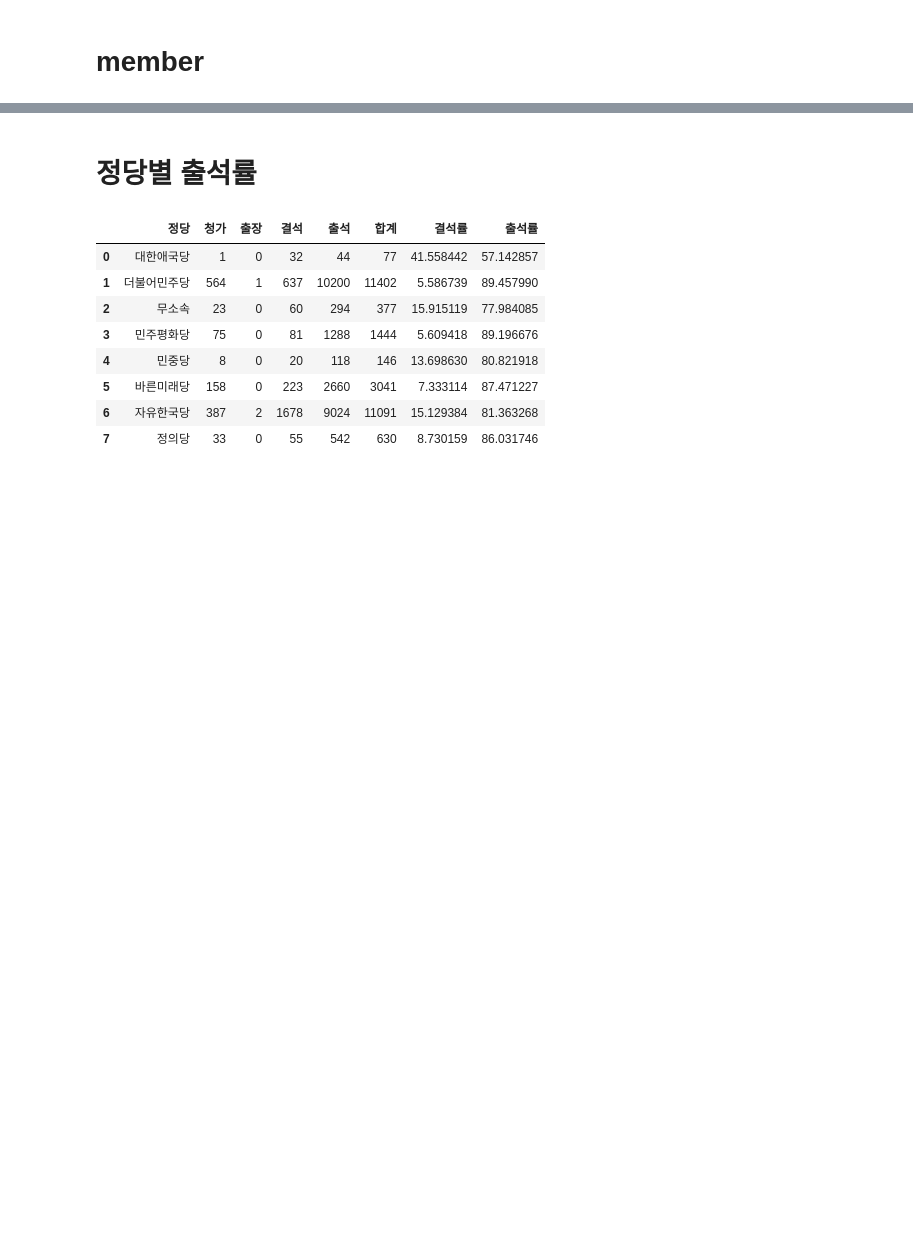
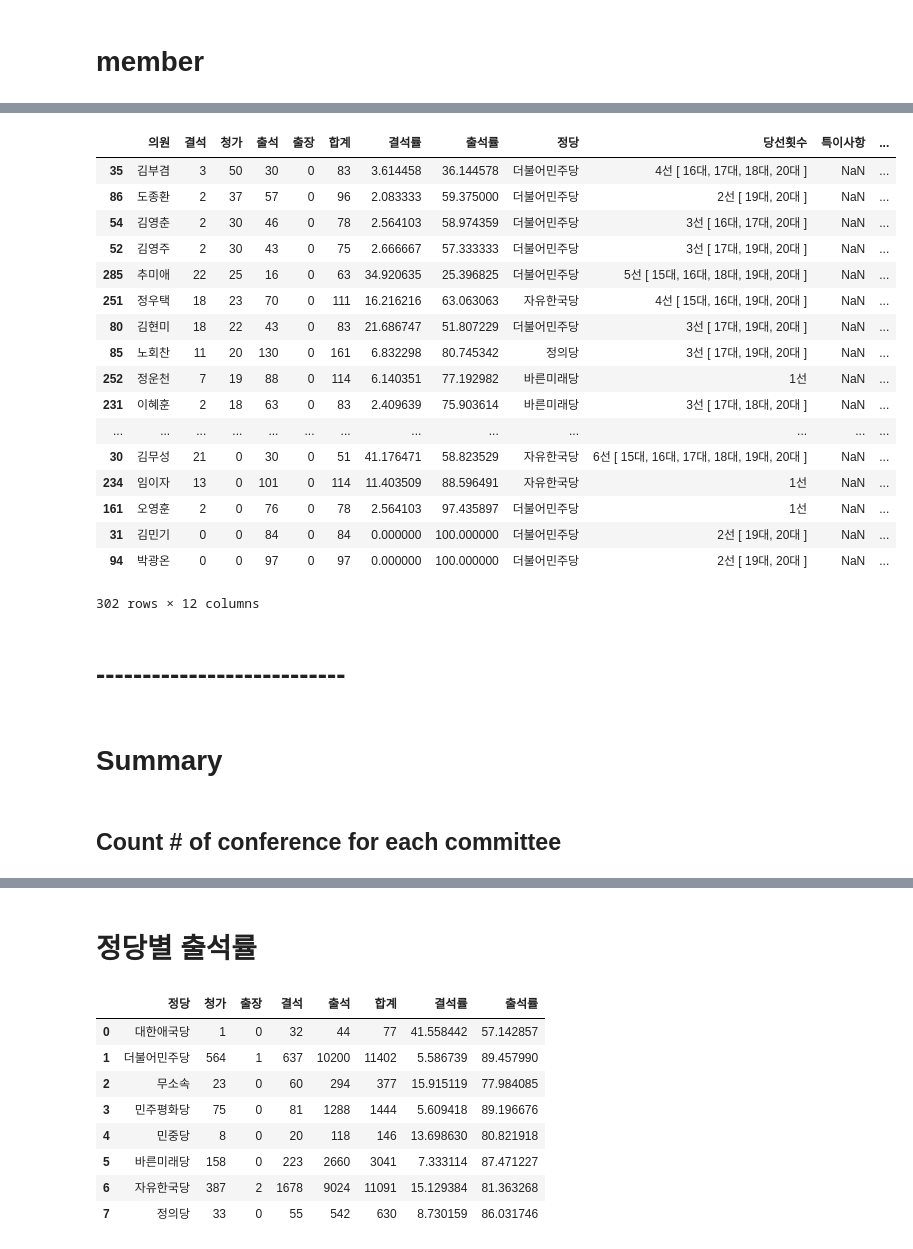
Before and after one commit to danbi2990/assembly, a Jupyter notebook: ipynb/conference.ipynb, the cells around one changed output, grey strips where cells are left out. Cells and saved outputs as stored; diff of their text form; code cells hidden in the pictures; blank space fills up the shorter version.

```diff
--- a/ipynb/conference.ipynb
+++ b/ipynb/conference.ipynb
@@ -257,0 +463,27 @@ view_sort_by_att_rate.head(30).groupby('정당').agg({'정당':'count'})
+# %%
+view_member.sort_values('청가', ascending=False)
+# %% [output]
+|  | 의원 | 결석 | 청가 | 출석 | 출장 | 합계 | 결석률 | 출석률 | 정당 | 당선횟수 | 특이사항 | ... |
+| 35 | 김부겸 | 3 | 50 | 30 | 0 | 83 | 3.614458 | 36.144578 | 더불어민주당 | 4선 [ 16대, 17대, 18대, 20대 ] | NaN | ... |
+| 86 | 도종환 | 2 | 37 | 57 | 0 | 96 | 2.083333 | 59.375000 | 더불어민주당 | 2선 [ 19대, 20대 ] | NaN | ... |
+| 54 | 김영춘 | 2 | 30 | 46 | 0 | 78 | 2.564103 | 58.974359 | 더불어민주당 | 3선 [ 16대, 17대, 20대 ] | NaN | ... |
+| 52 | 김영주 | 2 | 30 | 43 | 0 | 75 | 2.666667 | 57.333333 | 더불어민주당 | 3선 [ 17대, 19대, 20대 ] | NaN | ... |
+| 285 | 추미애 | 22 | 25 | 16 | 0 | 63 | 34.920635 | 25.396825 | 더불어민주당 | 5선 [ 15대, 16대, 18대, 19대, 20대 ] | NaN | ... |
+| 251 | 정우택 | 18 | 23 | 70 | 0 | 111 | 16.216216 | 63.063063 | 자유한국당 | 4선 [ 15대, 16대, 19대, 20대 ] | NaN | ... |
+| 80 | 김현미 | 18 | 22 | 43 | 0 | 83 | 21.686747 | 51.807229 | 더불어민주당 | 3선 [ 17대, 19대, 20대 ] | NaN | ... |
+| 85 | 노회찬 | 11 | 20 | 130 | 0 | 161 | 6.832298 | 80.745342 | 정의당 | 3선 [ 17대, 19대, 20대 ] | NaN | ... |
+| 252 | 정운천 | 7 | 19 | 88 | 0 | 114 | 6.140351 | 77.192982 | 바른미래당 | 1선 | NaN | ... |
+| 231 | 이혜훈 | 2 | 18 | 63 | 0 | 83 | 2.409639 | 75.903614 | 바른미래당 | 3선 [ 17대, 18대, 20대 ] | NaN | ... |
+| ... | ... | ... | ... | ... | ... | ... | ... | ... | ... | ... | ... | ... |
+| 30 | 김무성 | 21 | 0 | 30 | 0 | 51 | 41.176471 | 58.823529 | 자유한국당 | 6선 [ 15대, 16대, 17대, 18대, 19대, 20대 ] | NaN | ... |
+| 234 | 임이자 | 13 | 0 | 101 | 0 | 114 | 11.403509 | 88.596491 | 자유한국당 | 1선 | NaN | ... |
+| 161 | 오영훈 | 2 | 0 | 76 | 0 | 78 | 2.564103 | 97.435897 | 더불어민주당 | 1선 | NaN | ... |
+| 31 | 김민기 | 0 | 0 | 84 | 0 | 84 | 0.000000 | 100.000000 | 더불어민주당 | 2선 [ 19대, 20대 ] | NaN | ... |
+| 94 | 박광온 | 0 | 0 | 97 | 0 | 97 | 0.000000 | 100.000000 | 더불어민주당 | 2선 [ 19대, 20대 ] | NaN | ... |
+302 rows × 12 columns
+# %% [markdown]
+# ---------------------------
+# %% [markdown]
+# Summary
+# %% [markdown]
+## Count # of conference for each committee
```
Also changed, not shown: parts of 92 cells of this notebook, 3 other files.
